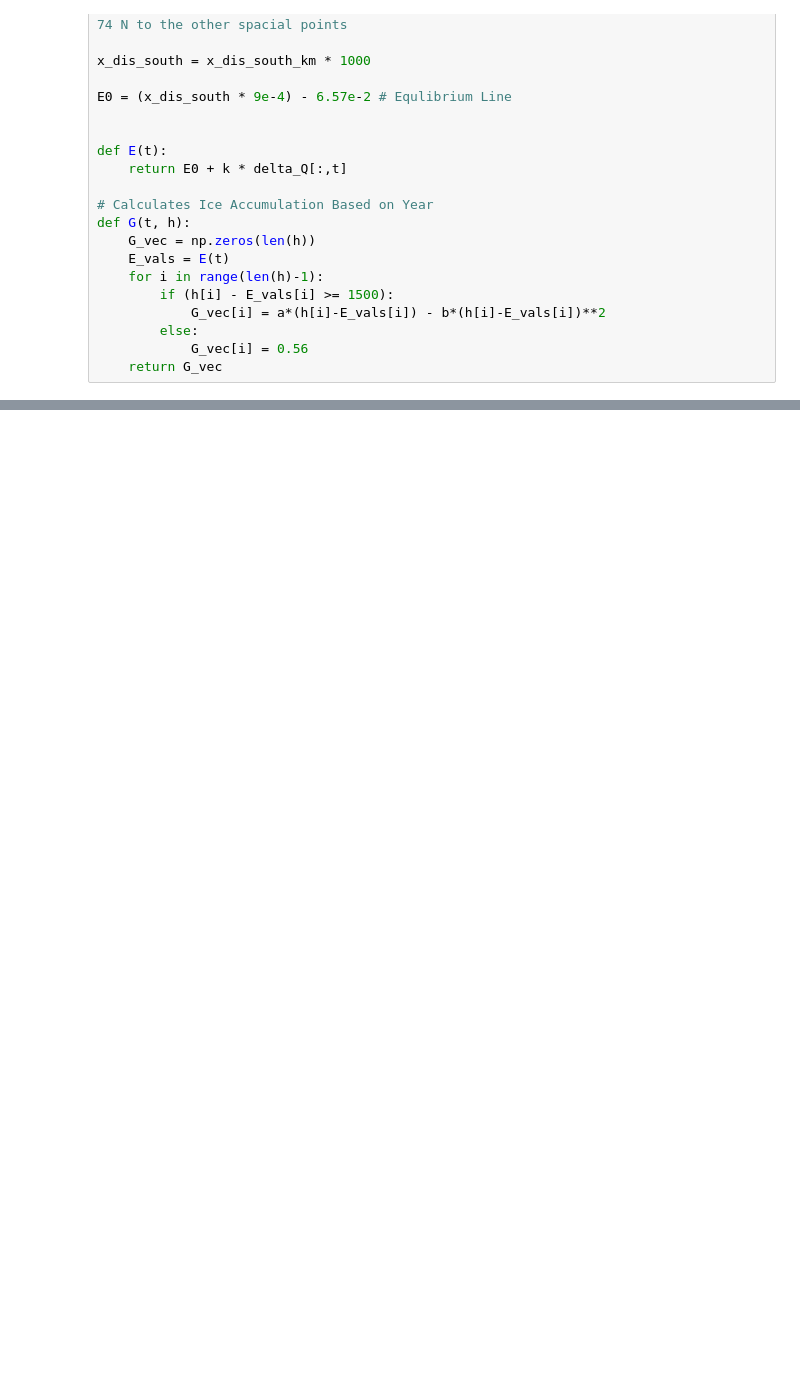
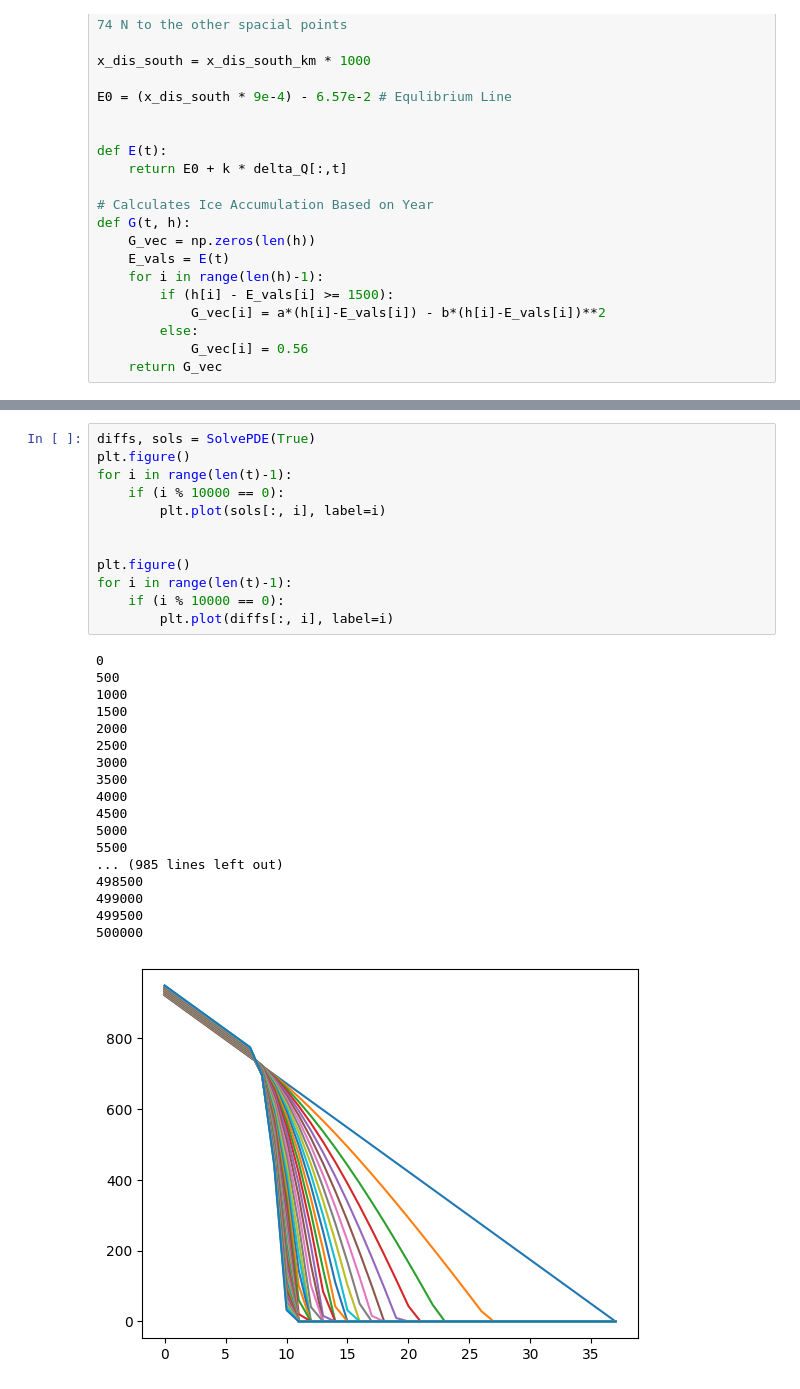
Before and after one commit to amitaanand9/eas-4610-final-project, a Jupyter notebook: allcode.ipynb, the cells around one changed output, grey strips where cells are left out. Drawn from its saved outputs; the diff is of its cells as text; blank space fills up the shorter version.

```diff
--- a/allcode.ipynb
+++ b/allcode.ipynb
@@ -214,0 +228,31 @@ plt.legend()
+# %%
+diffs, sols = SolvePDE(True)
+plt.figure()
+for i in range(len(t)-1):
+    if (i % 10000 == 0):
+        plt.plot(sols[:, i], label=i)
+
+
+plt.figure()
+for i in range(len(t)-1):
+    if (i % 10000 == 0):
+        plt.plot(diffs[:, i], label=i)
+# %% [output]
+0
+500
+1000
+1500
+2000
+2500
+3000
+3500
+4000
+4500
+5000
+5500
+... (985 lines left out)
+498500
+499000
+499500
+500000
+[figure, added]
```
Also changed, not shown: parts of 3 cells of this notebook.
